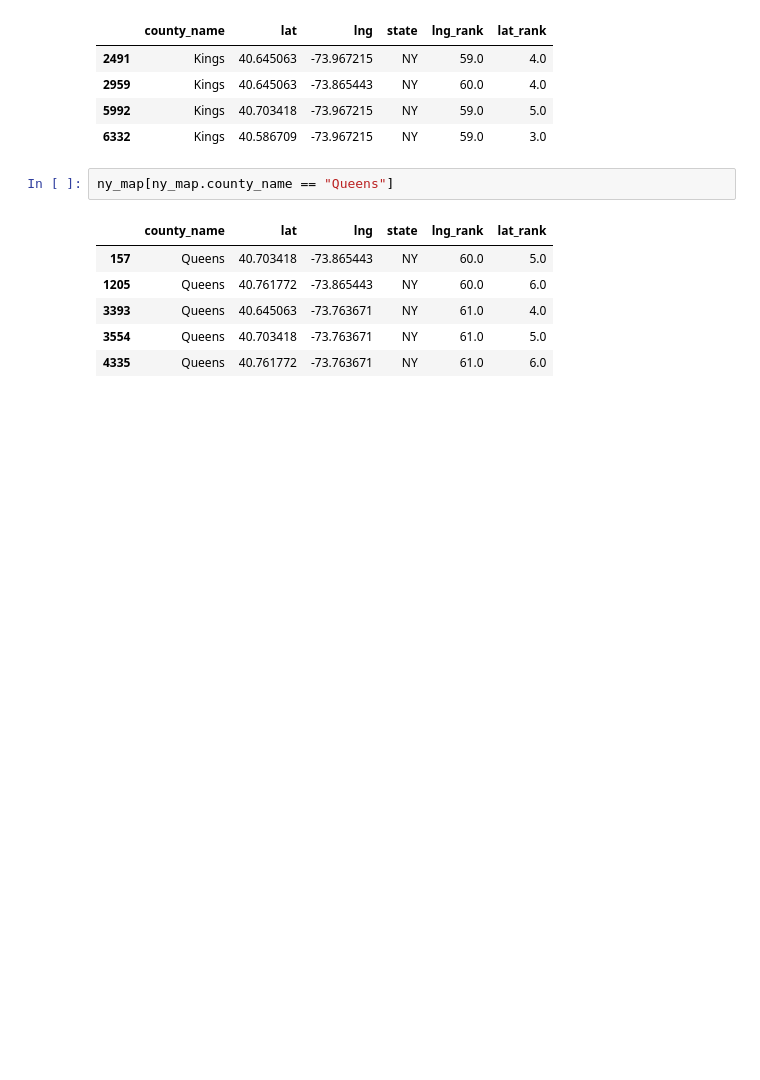
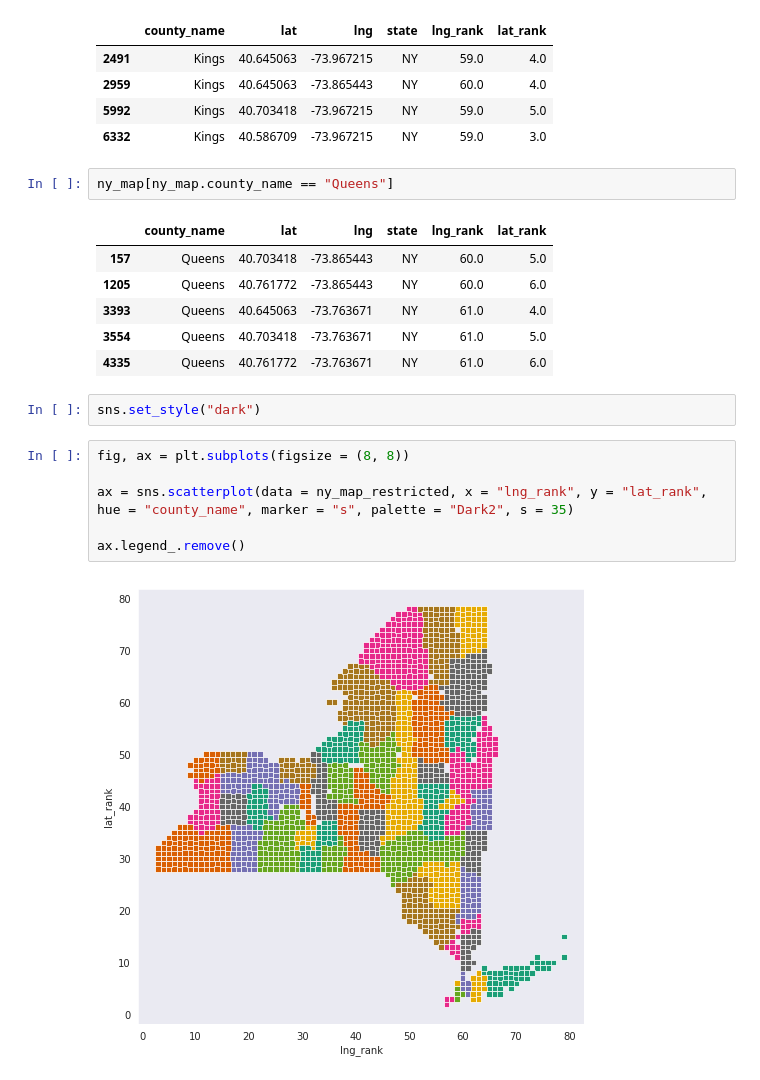
Before and after one commit to gautsi/gen-purpose-repo, a Jupyter notebook: maps/NYCountyShapes.ipynb, the cells around one changed output. Saved outputs shown, nothing was run; the diff lists cells and outputs as text; blank space fills up the shorter version.

```diff
--- a/maps/NYCountyShapes.ipynb
+++ b/maps/NYCountyShapes.ipynb
@@ -47,3 +53,13 @@ ny_map[ny_map.county_name == "Queens"]
 | 3393 | Queens | 40.645063 | -73.763671 | NY | 61.0 | 4.0 |
 | 3554 | Queens | 40.703418 | -73.763671 | NY | 61.0 | 5.0 |
 | 4335 | Queens | 40.761772 | -73.763671 | NY | 61.0 | 6.0 |
+# %%
+sns.set_style("dark")
+# %%
+fig, ax = plt.subplots(figsize = (8, 8))
+
+ax = sns.scatterplot(data = ny_map_restricted, x = "lng_rank", y = "lat_rank", hue = "county_name", marker = "s", palette = "Dark2", s = 35)
+
+ax.legend_.remove()
+# %% [output]
+[figure, added]
```
Also changed, not shown: parts of 3 cells of this notebook, 1 other file.
